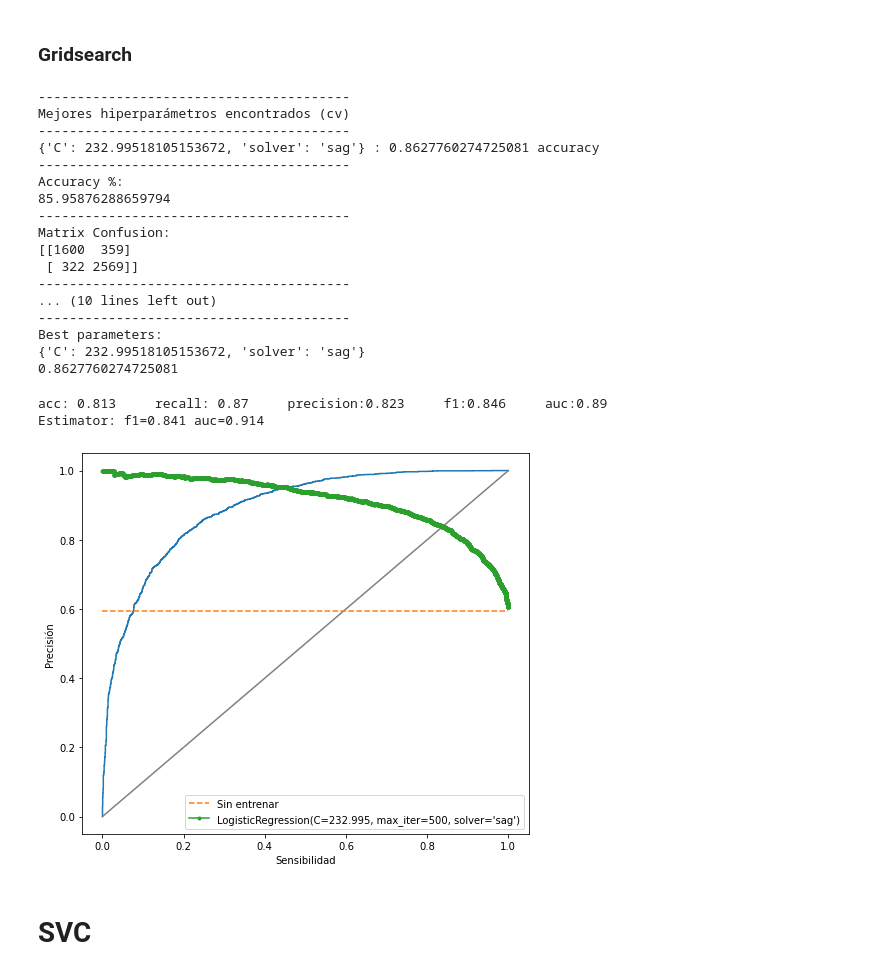
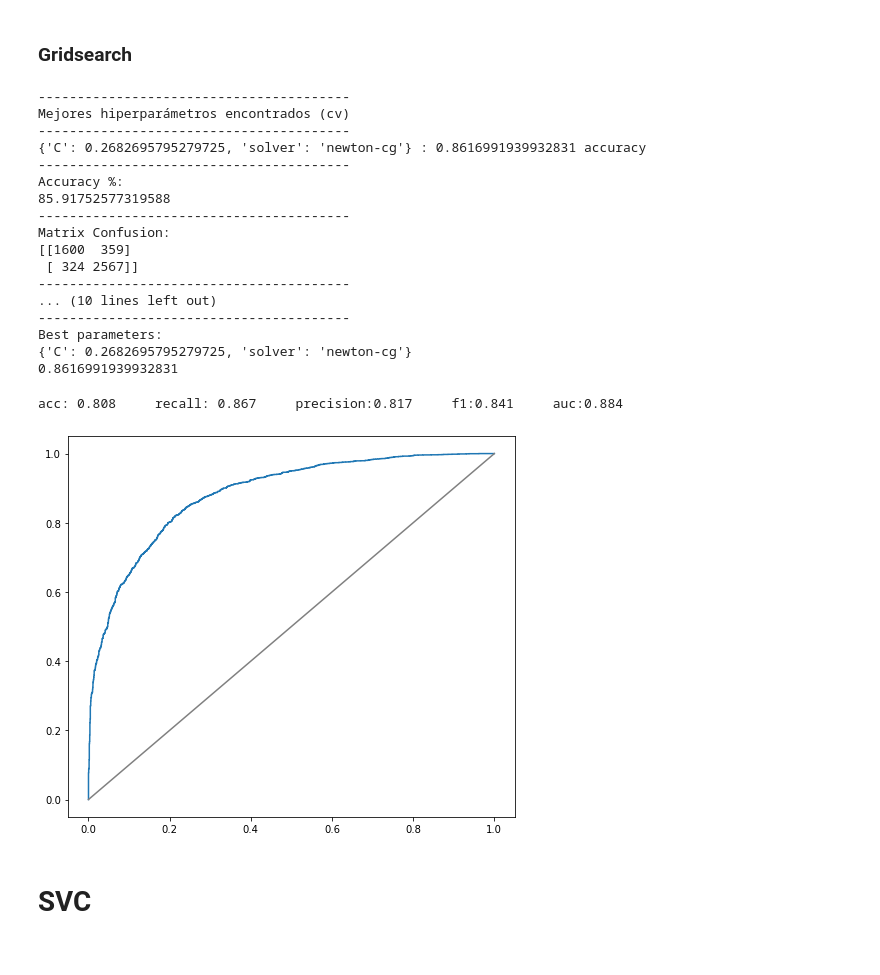
Before and after one commit to robertomanzanolopez/nba_statistics_prediction, a Jupyter notebook: model_creation.ipynb, the cells around one changed output. Drawn from its saved outputs; the diff is of its cells as text; code cells hidden in the pictures.

```diff
--- a/model_creation.ipynb
+++ b/model_creation.ipynb
@@ -9,7 +29,7 @@ import seaborn as sns
 ### LOAD DATAFRAME
 # %%
 pd.options.display.max_columns = None
-df = pd.read_csv('df_complete.csv')
+df = pd.read_csv('data/df_complete.csv')
 df = df.drop('Unnamed: 0', axis=1)
 df
 # %% [output]
@@ -364,29 +327,27 @@ print(grid.best_score_)
 ----------------------------------------
 Mejores hiperparámetros encontrados (cv)
 ----------------------------------------
-{'C': 232.99518105153672, 'solver': 'sag'} : 0.8627760274725081 accuracy
+{'C': 0.2682695795279725, 'solver': 'newton-cg'} : 0.8616991939932831 accuracy
 ----------------------------------------
 Accuracy %:
-85.95876288659794
+85.91752577319588
 ----------------------------------------
 Matrix Confusion:
 [[1600  359]
- [ 322 2569]]
+ [ 324 2567]]
 ----------------------------------------
 ... (10 lines left out)
 ----------------------------------------
 Best parameters:
-{'C': 232.99518105153672, 'solver': 'sag'}
-0.8627760274725081
+{'C': 0.2682695795279725, 'solver': 'newton-cg'}
+0.8616991939932831
 # %%
 logr = LogisticRegression(max_iter=500, C=232.995, solver='sag')
 
 evaluate_ROC(logr, X_norm, y)
-evaluate_PS(logr, X_norm, y)
 # %% [output]
-acc: 0.813     recall: 0.87     precision:0.823     f1:0.846     auc:0.89
-Estimator: f1=0.841 auc=0.914
+acc: 0.808     recall: 0.867     precision:0.817     f1:0.841     auc:0.884
-[figure, old version]
+[figure, new version]
 # %% [markdown]
 # SVC
 # %% [markdown]
```
Also changed, not shown: parts of 38 cells of this notebook.
